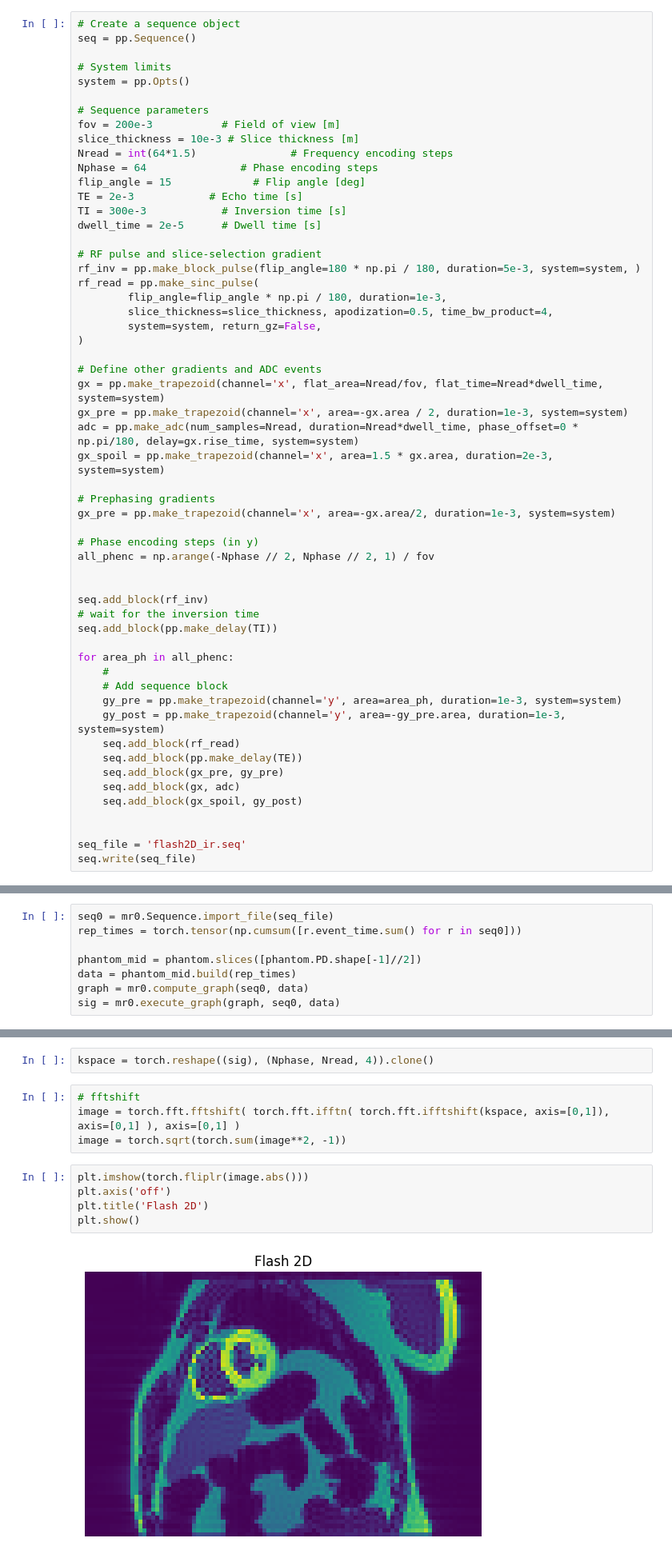
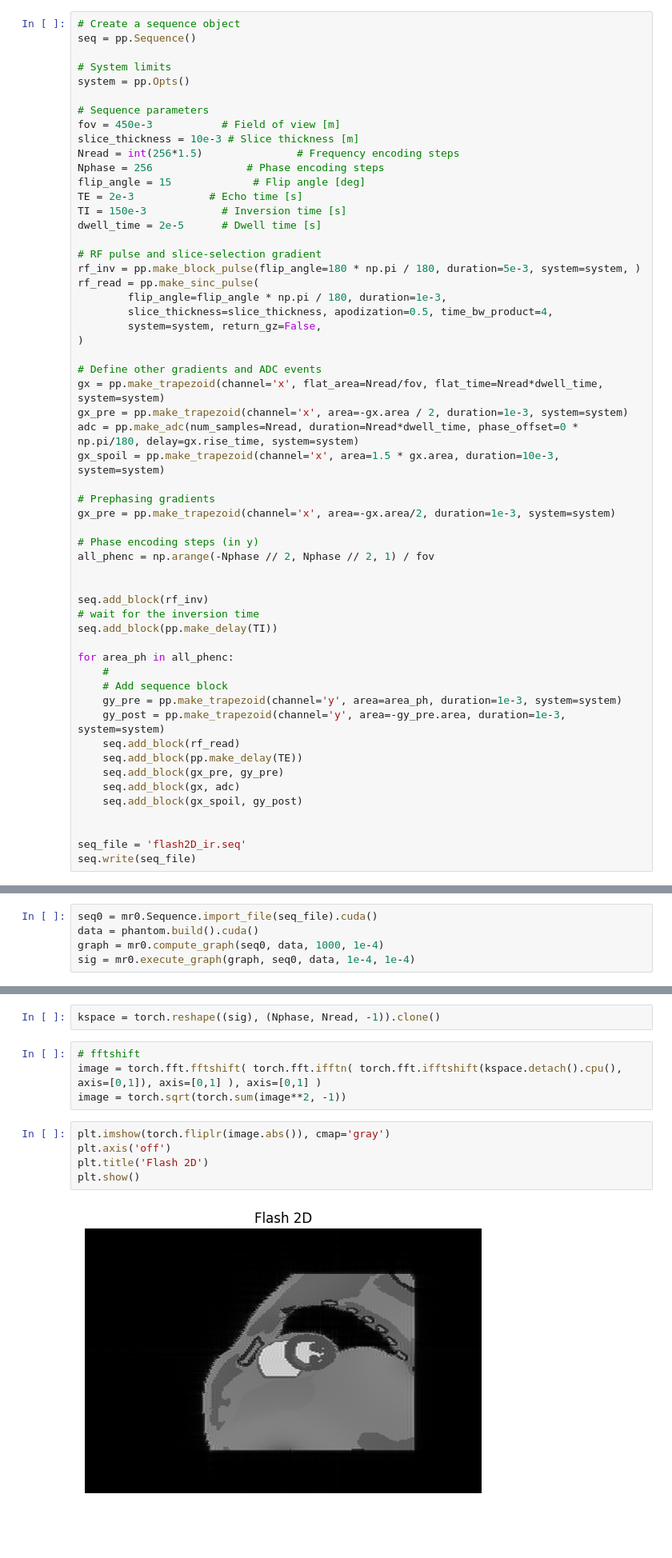
Before and after one commit to CyprienBouton/pyMRzeroXCAT, a Jupyter notebook: examples/simulate_MRXCAT_Flash2D.ipynb, the cells around one changed output, grey strips where cells are left out. Shown at 80% size. Drawn from its saved outputs; the diff is of its cells as text; blank space fills up the shorter version.

```diff
--- a/examples/simulate_MRXCAT_Flash2D.ipynb
+++ b/examples/simulate_MRXCAT_Flash2D.ipynb
@@ -34,13 +29,13 @@ seq = pp.Sequence()
 system = pp.Opts()
 
 # Sequence parameters
-fov = 200e-3           # Field of view [m]
+fov = 450e-3           # Field of view [m]
 slice_thickness = 10e-3 # Slice thickness [m]
-Nread = int(64*1.5)               # Frequency encoding steps
-Nphase = 64               # Phase encoding steps
+Nread = int(256*1.5)               # Frequency encoding steps
+Nphase = 256               # Phase encoding steps
 flip_angle = 15             # Flip angle [deg]
 TE = 2e-3            # Echo time [s]
-TI = 300e-3            # Inversion time [s]
+TI = 150e-3            # Inversion time [s]
 dwell_time = 2e-5      # Dwell time [s]
 
 # RF pulse and slice-selection gradient
@@ -55,7 +50,7 @@ rf_read = pp.make_sinc_pulse(
 gx = pp.make_trapezoid(channel='x', flat_area=Nread/fov, flat_time=Nread*dwell_time, system=system)
 gx_pre = pp.make_trapezoid(channel='x', area=-gx.area / 2, duration=1e-3, system=system)
 adc = pp.make_adc(num_samples=Nread, duration=Nread*dwell_time, phase_offset=0 * np.pi/180, delay=gx.rise_time, system=system)
-gx_spoil = pp.make_trapezoid(channel='x', area=1.5 * gx.area, duration=2e-3, system=system)
+gx_spoil = pp.make_trapezoid(channel='x', area=1.5 * gx.area, duration=10e-3, system=system)
 
 # Prephasing gradients
 gx_pre = pp.make_trapezoid(channel='x', area=-gx.area/2, duration=1e-3, system=system)
@@ -92,12 +87,9 @@ seq.plot()
 # %% [markdown]
 # III) Simulate and visualize results
 # %%
-seq0 = mr0.Sequence.import_file(seq_file)
-rep_times = torch.tensor(np.cumsum([r.event_time.sum() for r in seq0]))
-
-phantom_mid = phantom.slices([phantom.PD.shape[-1]//2])
-data = phantom_mid.build(rep_times)
-graph = mr0.compute_graph(seq0, data)
-sig = mr0.execute_graph(graph, seq0, data)
+seq0 = mr0.Sequence.import_file(seq_file).cuda()
+data = phantom.build().cuda()
+graph = mr0.compute_graph(seq0, data, 1000, 1e-4)
+sig = mr0.execute_graph(graph, seq0, data, 1e-4, 1e-4)
 # %% [output]
 >>>> Rust - compute_graph(...) >>>
@@ -112,13 +104,13 @@ Calculating repetition 65 / 65 - done
 # %%
-kspace = torch.reshape((sig), (Nphase, Nread, 4)).clone()
+kspace = torch.reshape((sig), (Nphase, Nread, -1)).clone()
 # %%
 # fftshift
-image = torch.fft.fftshift( torch.fft.ifftn( torch.fft.ifftshift(kspace, axis=[0,1]), axis=[0,1] ), axis=[0,1] )
+image = torch.fft.fftshift( torch.fft.ifftn( torch.fft.ifftshift(kspace.detach().cpu(), axis=[0,1]), axis=[0,1] ), axis=[0,1] )
 image = torch.sqrt(torch.sum(image**2, -1))
 # %%
-plt.imshow(torch.fliplr(image.abs()))
+plt.imshow(torch.fliplr(image.abs()), cmap='gray')
 plt.axis('off')
 plt.title('Flash 2D')
 plt.show()
 # %% [output]
-[figure, old version]
+[figure, new version]
```
Also changed, not shown: parts of 7 cells of this notebook.
